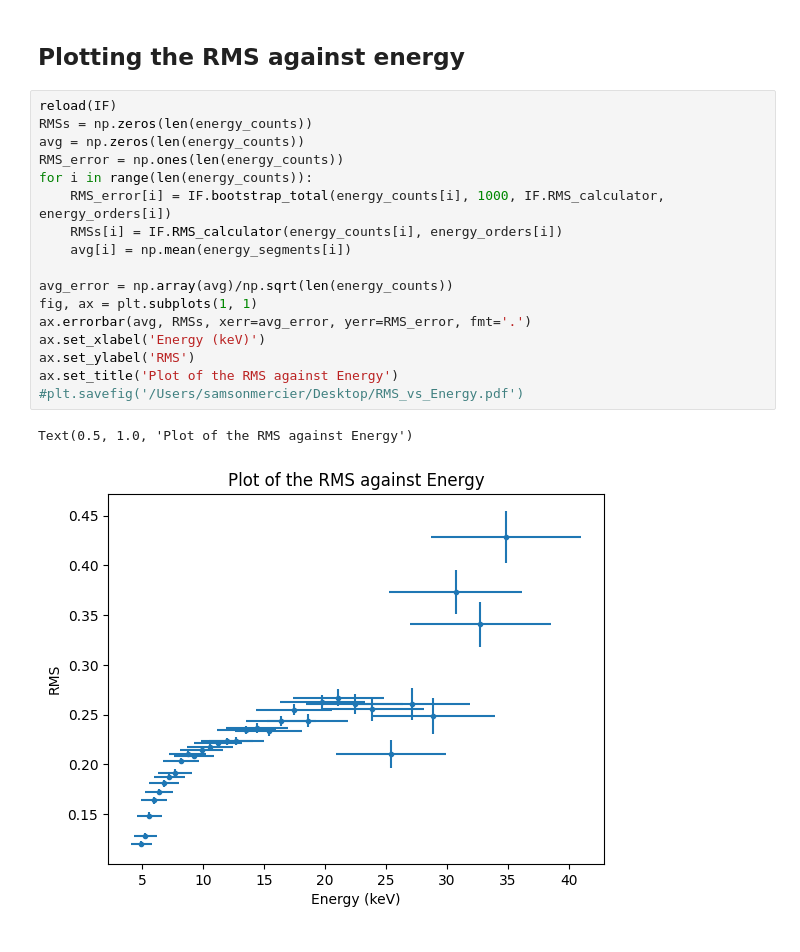
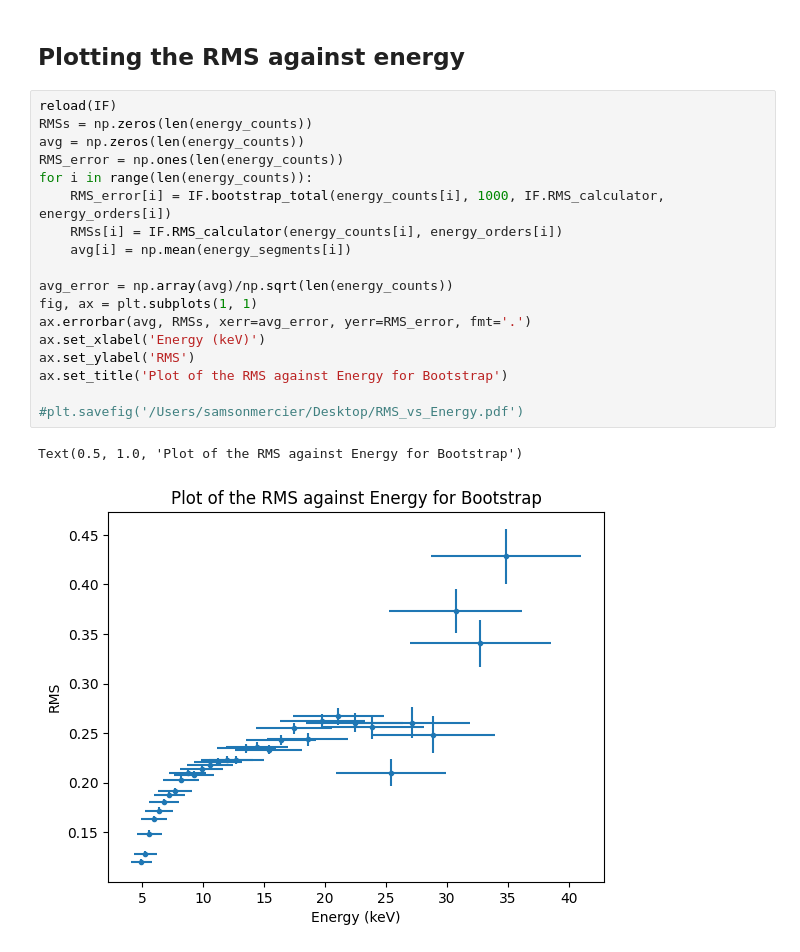
Before and after one commit to SamMerc/APLI, a Jupyter notebook: notebooks/Day3.ipynb, the cells around one changed output. Cells and saved outputs as stored; diff of their text form.

```diff
--- a/notebooks/Day3.ipynb
+++ b/notebooks/Day3.ipynb
@@ -193,20 +146,21 @@ plt.show()
 # %%
 reload(IF)
 RMSs = np.zeros(len(energy_counts))
 avg = np.zeros(len(energy_counts))
 RMS_error = np.ones(len(energy_counts))
 for i in range(len(energy_counts)):
     RMS_error[i] = IF.bootstrap_total(energy_counts[i], 1000, IF.RMS_calculator, energy_orders[i])
     RMSs[i] = IF.RMS_calculator(energy_counts[i], energy_orders[i])
     avg[i] = np.mean(energy_segments[i])
 
 avg_error = np.array(avg)/np.sqrt(len(energy_counts))
 fig, ax = plt.subplots(1, 1)
 ax.errorbar(avg, RMSs, xerr=avg_error, yerr=RMS_error, fmt='.')
 ax.set_xlabel('Energy (keV)')
 ax.set_ylabel('RMS')
-ax.set_title('Plot of the RMS against Energy')
+ax.set_title('Plot of the RMS against Energy for Bootstrap')
+
 #plt.savefig('/Users/samsonmercier/Desktop/RMS_vs_Energy.pdf')
 # %% [output]
-Text(0.5, 1.0, 'Plot of the RMS against Energy')
+Text(0.5, 1.0, 'Plot of the RMS against Energy for Bootstrap')
-[figure, old version]
+[figure, new version]
```
Also changed, not shown: parts of 4 cells of this notebook, 1 other file.
